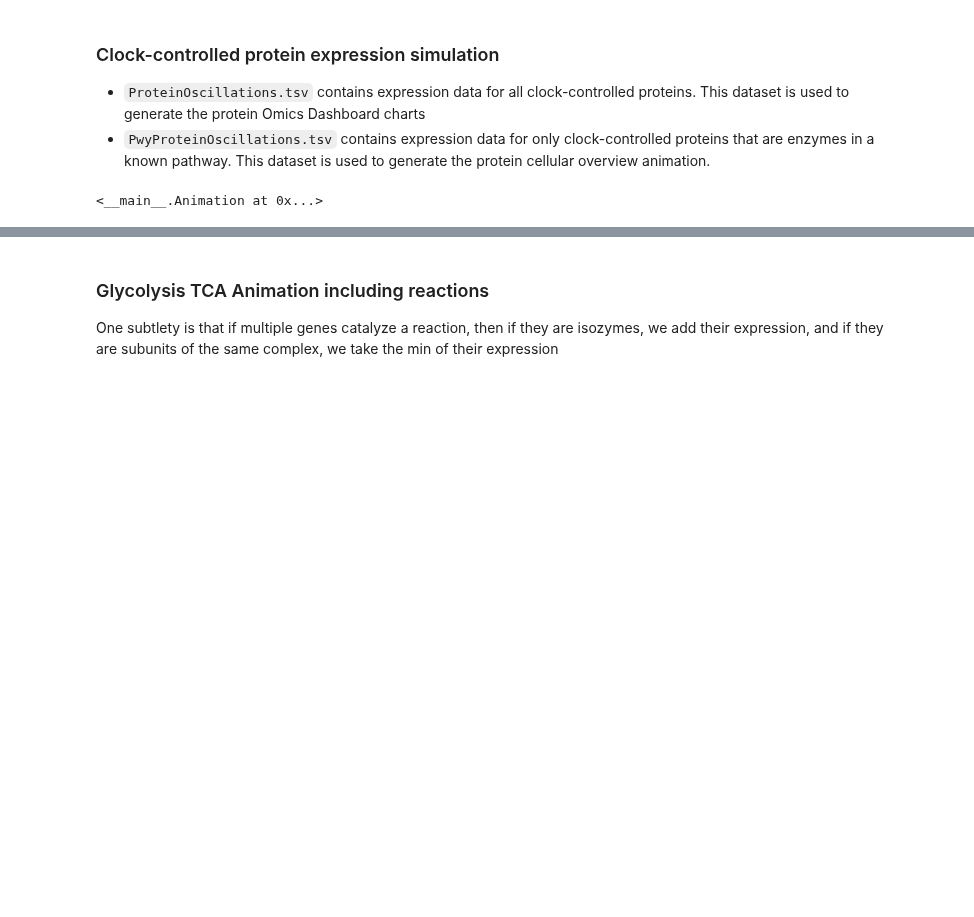
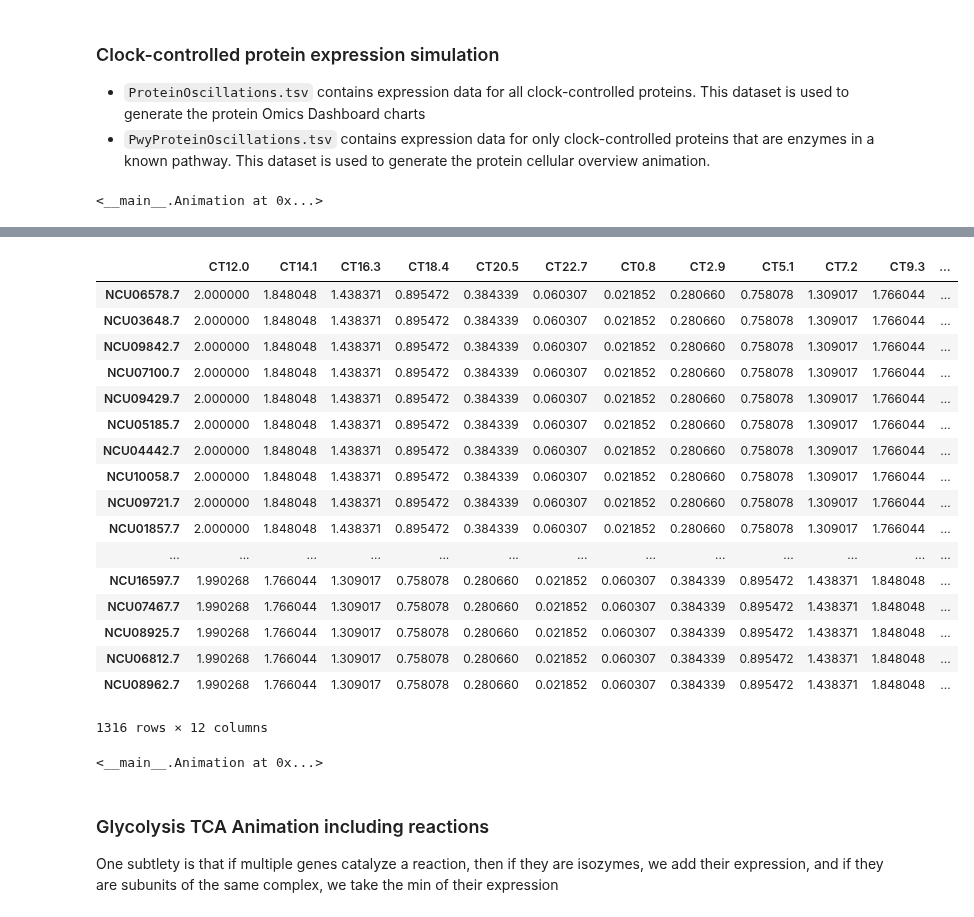
Before and after one commit to djinnome/PeakPhases, a Jupyter notebook: PeakPhaseAnalysis.ipynb, the cells around one changed output, grey strips where cells are left out. Cells and saved outputs as stored; diff of their text form; code cells hidden in the pictures; blank space fills up the shorter version.

Commit message:
Added Delta CSP-1 mutant peak phases and oscillations and interleaved with wild-type proteins

```diff
--- a/PeakPhaseAnalysis.ipynb
+++ b/PeakPhaseAnalysis.ipynb
@@ -326,0 +329,3 @@ Animation('https://cyc.broadinstitute.org/PeakPhases/ProteinOscillations150/inde
+# %%
+Dcsp1_peak = pd.read_excel(os.path.join(peakdir, 'Rhythmic_DeltaCSP-1_Protein_IDs.xlsx'),sheetname='Sheet1', index_col='Rhythmic Delta CSP-1 Proteins',names=['Phase'])
+Dcsp1_peak
@@ -327,3 +352,33 @@ Animation('https://cyc.broadinstitute.org/PeakPhases/ProteinOscillations150/inde
+# %%
+Dcsp1_oscillations = create_solar_oscillations_from_peak_phase( Dcsp1_peak, os.path.join(peakdir,'DeltaCSP-1Oscillations.tsv'),period=22.5)
+Dcsp1_circadian_oscillations = create_circadian_oscillations_from_peak_phase( Dcsp1_peak, os.path.join(peakdir,'Dcsp1CircadianOscillations.tsv'))
+display(Dcsp1_circadian_oscillations)
+#display(Dcsp1_oscillations)
+pwy_genes = pd.read_table(os.path.join(peakdir,'genes-of-pwys.tsv'))
+pwy_Dcsp1_circadian_oscillations = pwy_genes.join(Dcsp1_circadian_oscillations,on='$Gene', how='inner')
+#display(pwy_Dcsp1_circadian_oscillations)
+pwy_Dcsp1_circadian_oscillations.to_csv(os.path.join(peakdir,'PwyDeltaCSP-1CircadianOscillations.tsv'),sep='\t',index=False)
+Animation('https://cyc.broadinstitute.org/PeakPhases/DeltaCSP-1Oscillations150/index.html',size=(1200,600))
+# %% [output]
+|  | CT12.0 | CT14.1 | CT16.3 | CT18.4 | CT20.5 | CT22.7 | CT0.8 | CT2.9 | CT5.1 | CT7.2 | CT9.3 | ... |
+| NCU06578.7 | 2.000000 | 1.848048 | 1.438371 | 0.895472 | 0.384339 | 0.060307 | 0.021852 | 0.280660 | 0.758078 | 1.309017 | 1.766044 | ... |
+| NCU03648.7 | 2.000000 | 1.848048 | 1.438371 | 0.895472 | 0.384339 | 0.060307 | 0.021852 | 0.280660 | 0.758078 | 1.309017 | 1.766044 | ... |
+| NCU09842.7 | 2.000000 | 1.848048 | 1.438371 | 0.895472 | 0.384339 | 0.060307 | 0.021852 | 0.280660 | 0.758078 | 1.309017 | 1.766044 | ... |
+| NCU07100.7 | 2.000000 | 1.848048 | 1.438371 | 0.895472 | 0.384339 | 0.060307 | 0.021852 | 0.280660 | 0.758078 | 1.309017 | 1.766044 | ... |
+| NCU09429.7 | 2.000000 | 1.848048 | 1.438371 | 0.895472 | 0.384339 | 0.060307 | 0.021852 | 0.280660 | 0.758078 | 1.309017 | 1.766044 | ... |
+| NCU05185.7 | 2.000000 | 1.848048 | 1.438371 | 0.895472 | 0.384339 | 0.060307 | 0.021852 | 0.280660 | 0.758078 | 1.309017 | 1.766044 | ... |
+| NCU04442.7 | 2.000000 | 1.848048 | 1.438371 | 0.895472 | 0.384339 | 0.060307 | 0.021852 | 0.280660 | 0.758078 | 1.309017 | 1.766044 | ... |
+| NCU10058.7 | 2.000000 | 1.848048 | 1.438371 | 0.895472 | 0.384339 | 0.060307 | 0.021852 | 0.280660 | 0.758078 | 1.309017 | 1.766044 | ... |
+| NCU09721.7 | 2.000000 | 1.848048 | 1.438371 | 0.895472 | 0.384339 | 0.060307 | 0.021852 | 0.280660 | 0.758078 | 1.309017 | 1.766044 | ... |
+| NCU01857.7 | 2.000000 | 1.848048 | 1.438371 | 0.895472 | 0.384339 | 0.060307 | 0.021852 | 0.280660 | 0.758078 | 1.309017 | 1.766044 | ... |
+| ... | ... | ... | ... | ... | ... | ... | ... | ... | ... | ... | ... | ... |
+| NCU16597.7 | 1.990268 | 1.766044 | 1.309017 | 0.758078 | 0.280660 | 0.021852 | 0.060307 | 0.384339 | 0.895472 | 1.438371 | 1.848048 | ... |
+| NCU07467.7 | 1.990268 | 1.766044 | 1.309017 | 0.758078 | 0.280660 | 0.021852 | 0.060307 | 0.384339 | 0.895472 | 1.438371 | 1.848048 | ... |
+| NCU08925.7 | 1.990268 | 1.766044 | 1.309017 | 0.758078 | 0.280660 | 0.021852 | 0.060307 | 0.384339 | 0.895472 | 1.438371 | 1.848048 | ... |
+| NCU06812.7 | 1.990268 | 1.766044 | 1.309017 | 0.758078 | 0.280660 | 0.021852 | 0.060307 | 0.384339 | 0.895472 | 1.438371 | 1.848048 | ... |
+| NCU08962.7 | 1.990268 | 1.766044 | 1.309017 | 0.758078 | 0.280660 | 0.021852 | 0.060307 | 0.384339 | 0.895472 | 1.438371 | 1.848048 | ... |
+1316 rows × 12 columns
+<__main__.Animation at 0x...>
 # %% [markdown]
 ### Glycolysis TCA Animation including reactions
 
```
Also changed, not shown: parts of 6 cells of this notebook, 12 other files.
